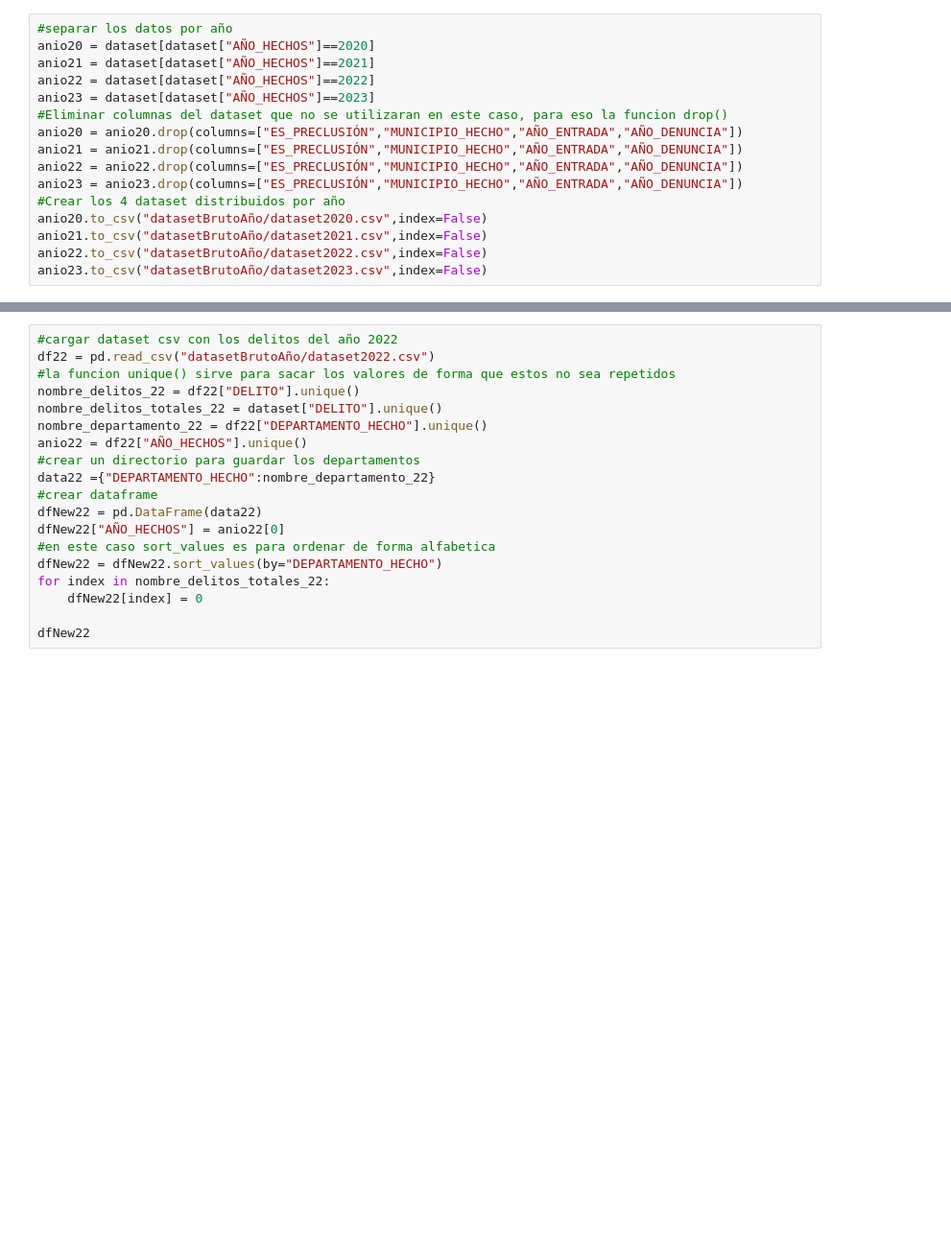
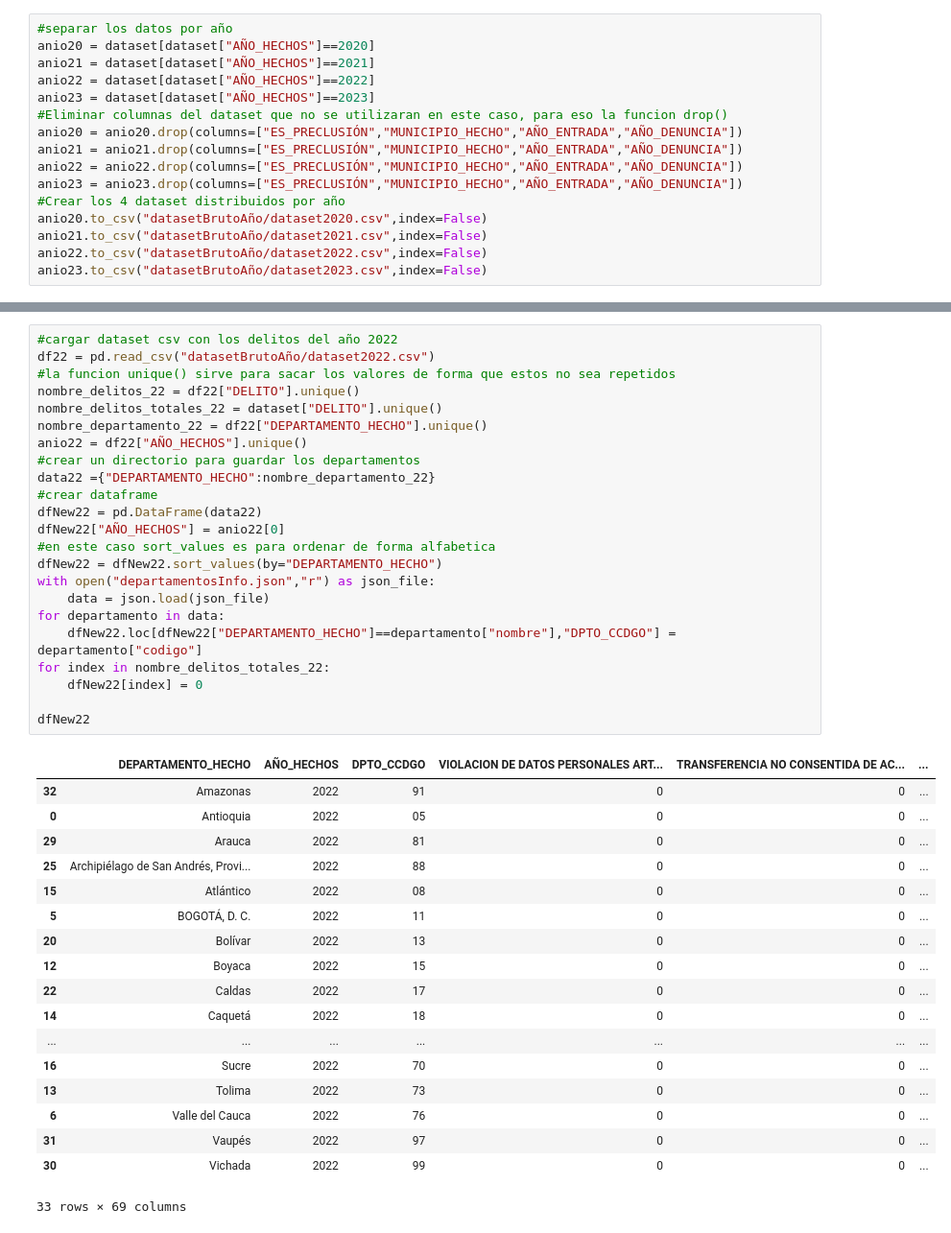
Before and after one commit to leonelpc94/delitosInformaticos, a Jupyter notebook: nuevoDataset.ipynb, the cells around one changed output, grey strips where cells are left out. Shown at 96% size. Cells and saved outputs as stored; diff of their text form; blank space fills up the shorter version.

```diff
--- a/nuevoDataset.ipynb
+++ b/nuevoDataset.ipynb
@@ -63,22 +121,45 @@ dfNew21
 # %%
 #cargar dataset csv con los delitos del año 2022
 df22 = pd.read_csv("datasetBrutoAño/dataset2022.csv")
 #la funcion unique() sirve para sacar los valores de forma que estos no sea repetidos
 nombre_delitos_22 = df22["DELITO"].unique()
 nombre_delitos_totales_22 = dataset["DELITO"].unique()
 nombre_departamento_22 = df22["DEPARTAMENTO_HECHO"].unique()
 anio22 = df22["AÑO_HECHOS"].unique()
 #crear un directorio para guardar los departamentos
 data22 ={"DEPARTAMENTO_HECHO":nombre_departamento_22}
 #crear dataframe
 dfNew22 = pd.DataFrame(data22)
 dfNew22["AÑO_HECHOS"] = anio22[0]
 #en este caso sort_values es para ordenar de forma alfabetica
 dfNew22 = dfNew22.sort_values(by="DEPARTAMENTO_HECHO")
+with open("departamentosInfo.json","r") as json_file:
+    data = json.load(json_file)
+for departamento in data:
+    dfNew22.loc[dfNew22["DEPARTAMENTO_HECHO"]==departamento["nombre"],"DPTO_CCDGO"] = departamento["codigo"]
 for index in nombre_delitos_totales_22:
     dfNew22[index] = 0
 
 dfNew22
+# %% [output]
+|  | DEPARTAMENTO_HECHO | AÑO_HECHOS | DPTO_CCDGO | VIOLACION DE DATOS PERSONALES ART... | TRANSFERENCIA NO CONSENTIDA DE AC... | ... |
+| 32 | Amazonas | 2022 | 91 | 0 | 0 | ... |
+| 0 | Antioquia | 2022 | 05 | 0 | 0 | ... |
+| 29 | Arauca | 2022 | 81 | 0 | 0 | ... |
+| 25 | Archipiélago de San Andrés, Provi... | 2022 | 88 | 0 | 0 | ... |
+| 15 | Atlántico | 2022 | 08 | 0 | 0 | ... |
+| 5 | BOGOTÁ, D. C. | 2022 | 11 | 0 | 0 | ... |
+| 20 | Bolívar | 2022 | 13 | 0 | 0 | ... |
+| 12 | Boyaca | 2022 | 15 | 0 | 0 | ... |
+| 22 | Caldas | 2022 | 17 | 0 | 0 | ... |
+| 14 | Caquetá | 2022 | 18 | 0 | 0 | ... |
+| ... | ... | ... | ... | ... | ... | ... |
+| 16 | Sucre | 2022 | 70 | 0 | 0 | ... |
+| 13 | Tolima | 2022 | 73 | 0 | 0 | ... |
+| 6 | Valle del Cauca | 2022 | 76 | 0 | 0 | ... |
+| 31 | Vaupés | 2022 | 97 | 0 | 0 | ... |
+| 30 | Vichada | 2022 | 99 | 0 | 0 | ... |
+33 rows × 69 columns
 # %%
 #cargar dataset csv con los delitos del año 2023
 df23 = pd.read_csv("datasetBrutoAño/dataset2023.csv")
```
Also changed, not shown: parts of 8 cells of this notebook, 5 other files.
